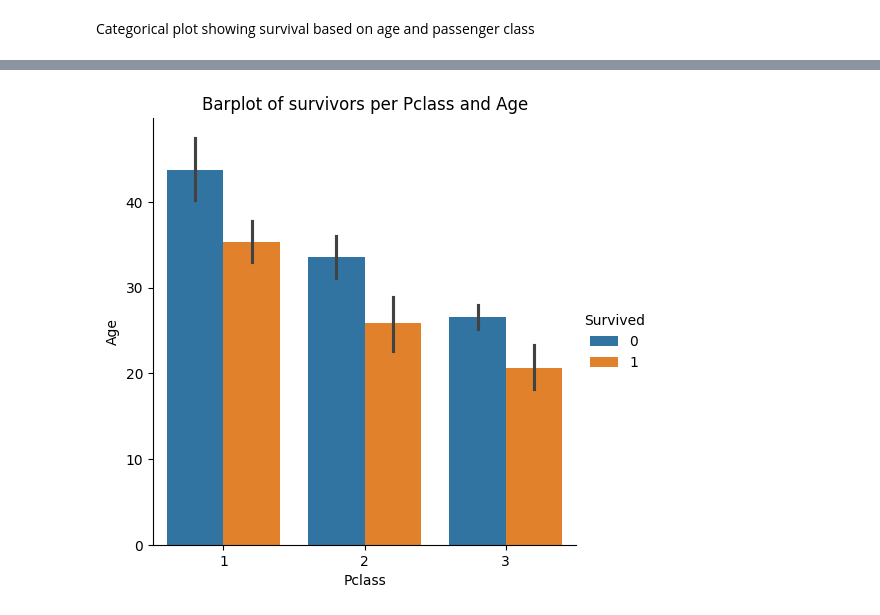
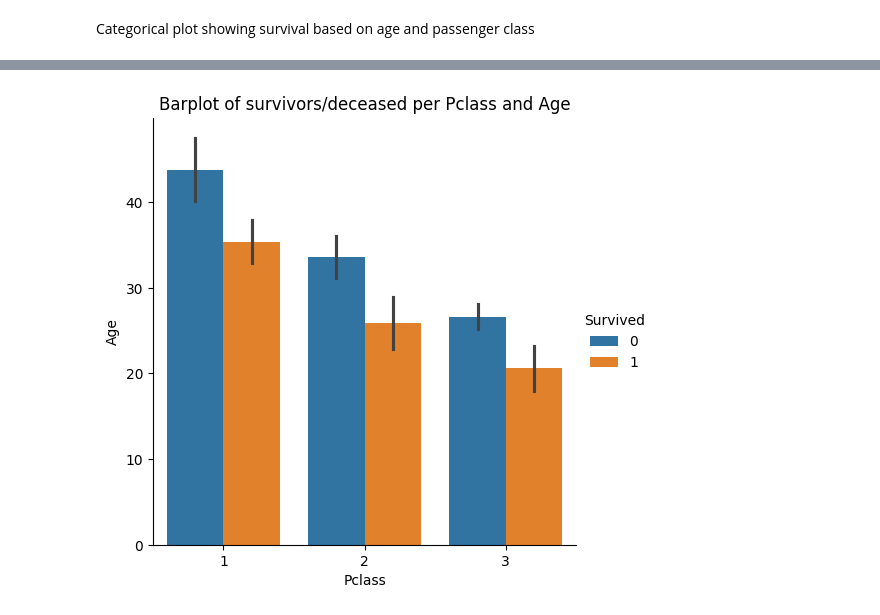
Before and after one commit to hashtag-squirrel/titanic-capstone-project, a Jupyter notebook: data_visualization.ipynb, the cells around one changed output, grey strips where cells are left out. Saved outputs shown, nothing was run; the diff lists cells and outputs as text; code cells hidden in the pictures.

Commit message:
plot update

```diff
--- a/data_visualization.ipynb
+++ b/data_visualization.ipynb
@@ -41,6 +41,6 @@ plt.show()
 # %%
 sns.catplot(data=train, kind="bar", y="Age", x="Pclass", hue="Survived")
-plt.title('Barplot of survivors per Pclass and Age')
+plt.title('Barplot of survivors/deceased per Pclass and Age')
 plt.show()
 # %% [output]
-[figure, old version]
+[figure, new version]
```
Also changed, not shown: parts of 1 cell of this notebook.
